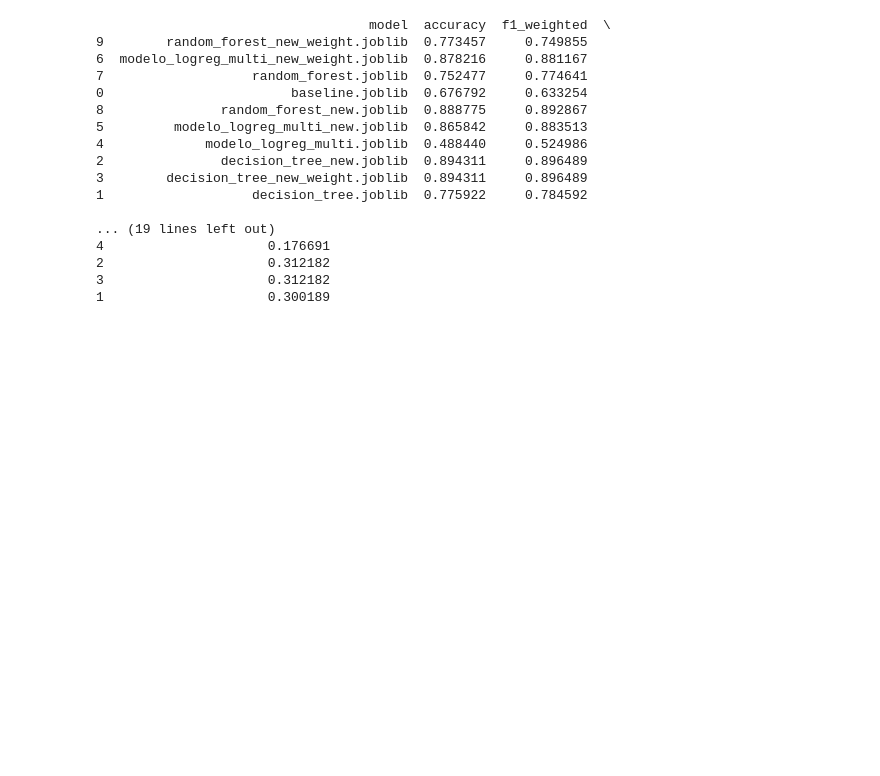
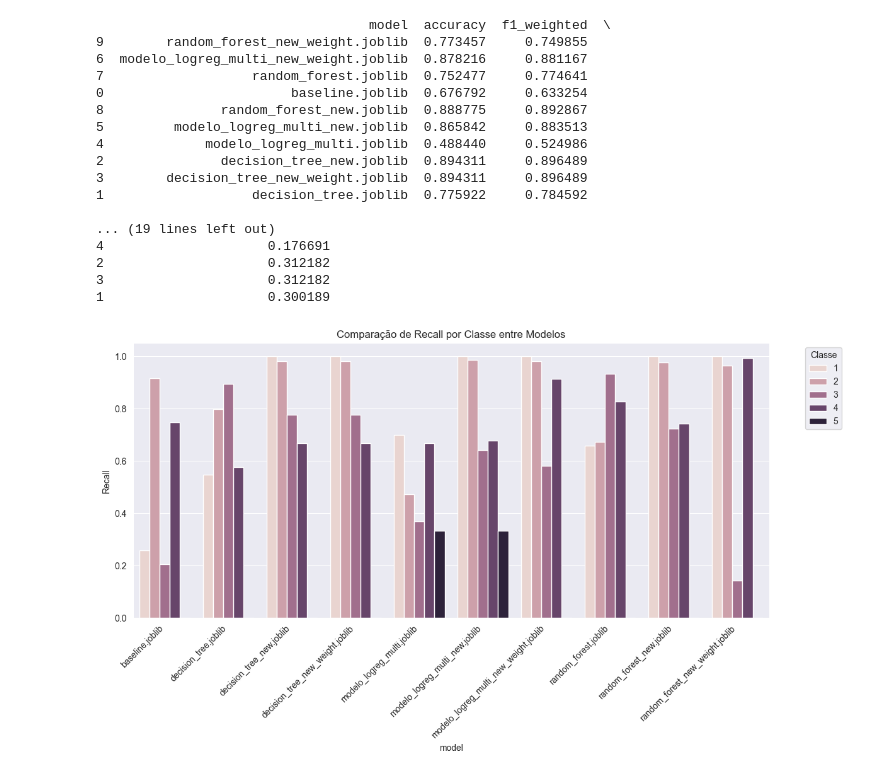
Before and after one commit to biammartins05-sketch/Triagem, a Jupyter notebook: data quality/testagem_modelos.ipynb, the cells around one changed output. Saved outputs shown, nothing was run; the diff lists cells and outputs as text; code cells hidden in the pictures; blank space fills up the shorter version.

```diff
--- a/data quality/testagem_modelos.ipynb
+++ b/data quality/testagem_modelos.ipynb
@@ -99,11 +99,9 @@ def evaluate_model(path, X_df, y_true):
 
     report = classification_report(y_true, preds, output_dict=True, zero_division=0)
 
-    # Métricas globais
     accuracy = accuracy_score(y_true, preds)
     f1_w = f1_score(y_true, preds, average="weighted", zero_division=0)
 
-    # Classe 4
     classes = np.unique(y_true)
     idx = list(classes).index(CLASS_PRIORITY)
     y_bin = (y_true == CLASS_PRIORITY).astype(int)
@@ -124,16 +122,38 @@ def evaluate_model(path, X_df, y_true):
         "threshold_for_target_recall": th_target
     }
 
-    return metrics, preds, probas
+    recall_rows = []
+    f1_rows = []
+
+    for cls in report.keys():
+        if cls.isdigit():
+            recall_rows.append({
+                "model": name,
+                "class": int(cls),
+                "recall": report[cls]["recall"]
+            })
+            f1_rows.append({
+                "model": name,
+                "class": int(cls),
+                "f1_score": report[cls]["f1-score"]
+            })
+
+    return metrics, preds, probas, recall_rows, f1_rows
 # %%
 results = []
+recall_all = []
+f1_all = []
 
 num_models = len(models_to_test)
 fig, axes = plt.subplots(num_models, 3, figsize=(15, 5 * num_models))
 
 for i, path in enumerate(models_to_test):
-    metrics, preds, probas = evaluate_model(path, val_df, y_test)
+    metrics, preds, probas, recall_rows, f1_rows = evaluate_model(path, val_df, y_test)
+
     results.append(metrics)
+    recall_all.extend(recall_rows)
+    f1_all.extend(f1_rows)
+
 
     name = metrics["model"]
 
@@ -147,6 +167,8 @@ plt.show()
 [figure]
 # %%
 df_final = pd.DataFrame(results)
+df_recalls_all = pd.DataFrame(recall_all)
+df_f1_all = pd.DataFrame(f1_all)
 
 df_final = df_final.sort_values(
     by=["recall_class_4", f"precision_at_{TARGET_RECALL}_recall"],
@@ -173,3 +195,16 @@ df_final.to_csv("model_comparison.csv", index=False)
 2                     0.312182
 3                     0.312182
 1                     0.300189
+# %%
+plt.figure(figsize=(12, 7))
+sns.barplot(data=df_recalls_all, x='model', y='recall', hue='class')
+
+plt.title("Comparação de Recall por Classe entre Modelos")
+plt.xticks(rotation=45, ha='right')
+plt.ylabel("Recall")
+plt.legend(title="Classe", bbox_to_anchor=(1.05, 1), loc='upper left')
+
+plt.tight_layout()
+plt.show()
+# %% [output]
+[figure, added]
```
Also changed, not shown: parts of 1 cell of this notebook, 3 other files.
